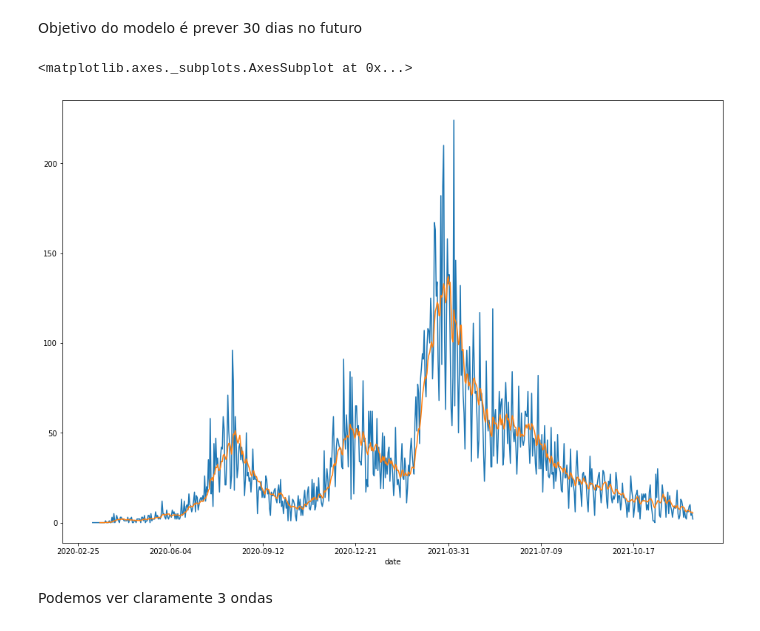
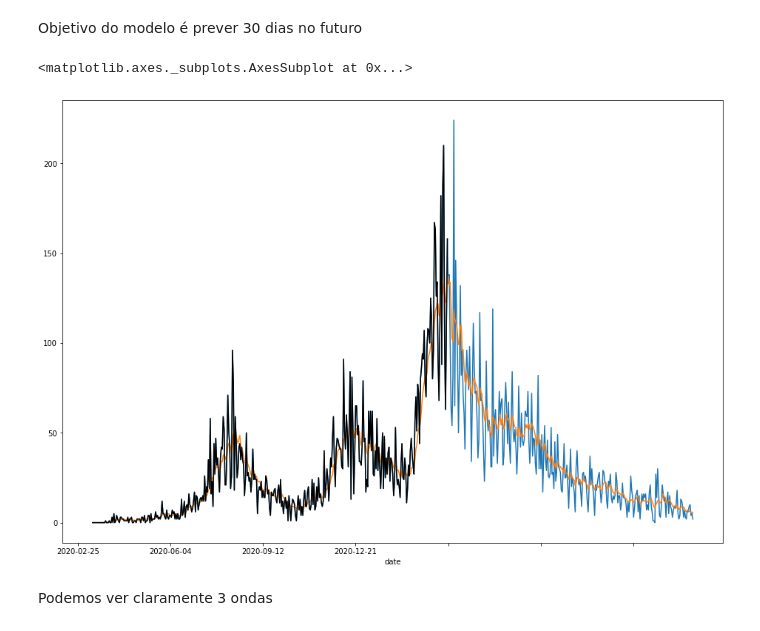
Before and after one commit to rodrigodemend/Previsao_Covid, a Jupyter notebook: Notebooks/Importação_e_Limpeza_dos_dados_de_Covid_19.ipynb, the cells around one changed output. Saved outputs shown, nothing was run; the diff lists cells and outputs as text; code cells hidden in the pictures.

```diff
--- a/Notebooks/Importação_e_Limpeza_dos_dados_de_Covid_19.ipynb
+++ b/Notebooks/Importação_e_Limpeza_dos_dados_de_Covid_19.ipynb
@@ -311,9 +311,10 @@ estado = 'SC'
 # %%
 data_new_deaths[estado].plot(figsize=(16,11))
 data_new_deaths[estado].rolling(window=9, center=False).mean().plot(figsize=(16,11))
+data_new_deaths[estado][:400].plot(figsize=(16,11), color='black')
 # %% [output]
 <matplotlib.axes._subplots.AxesSubplot at 0x...>
-[figure, old version]
+[figure, new version]
 # %% [markdown]
 Podemos ver claramente 3 ondas
 # %%
```
Also changed, not shown: parts of 23 cells of this notebook.
